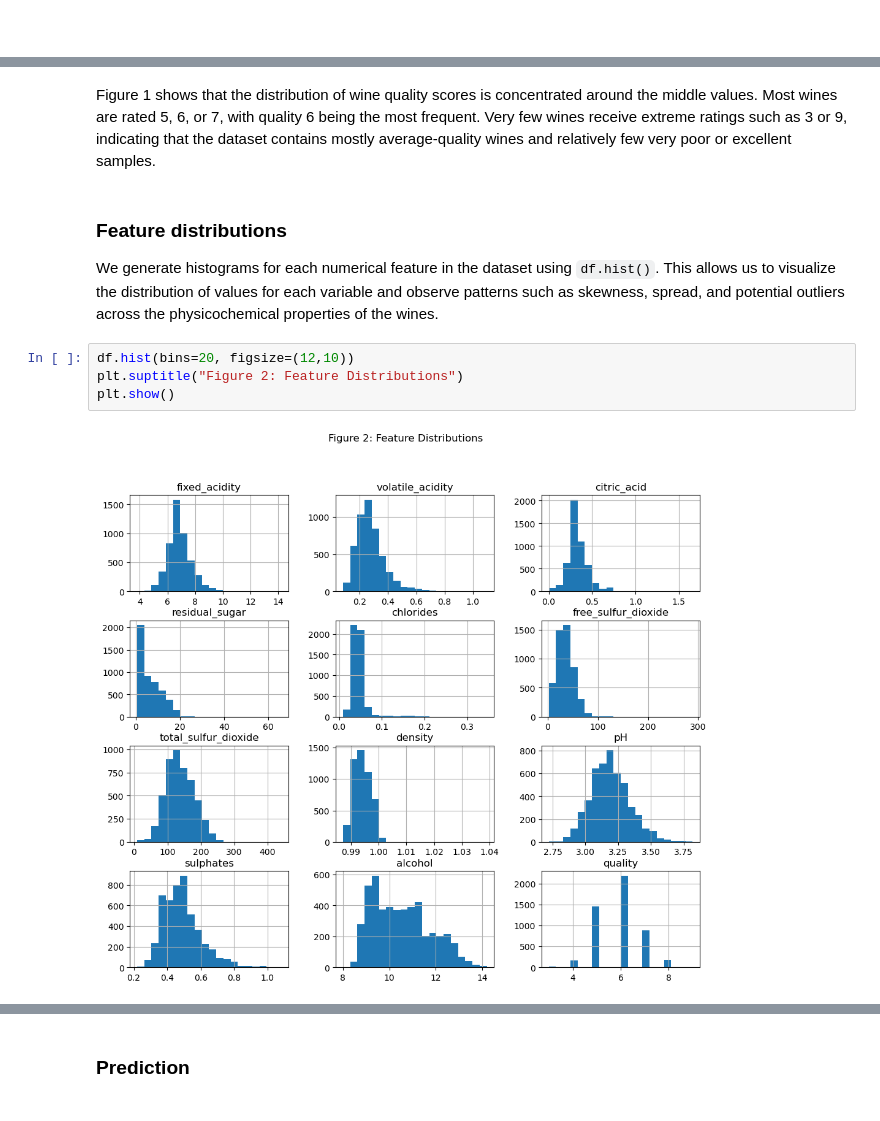
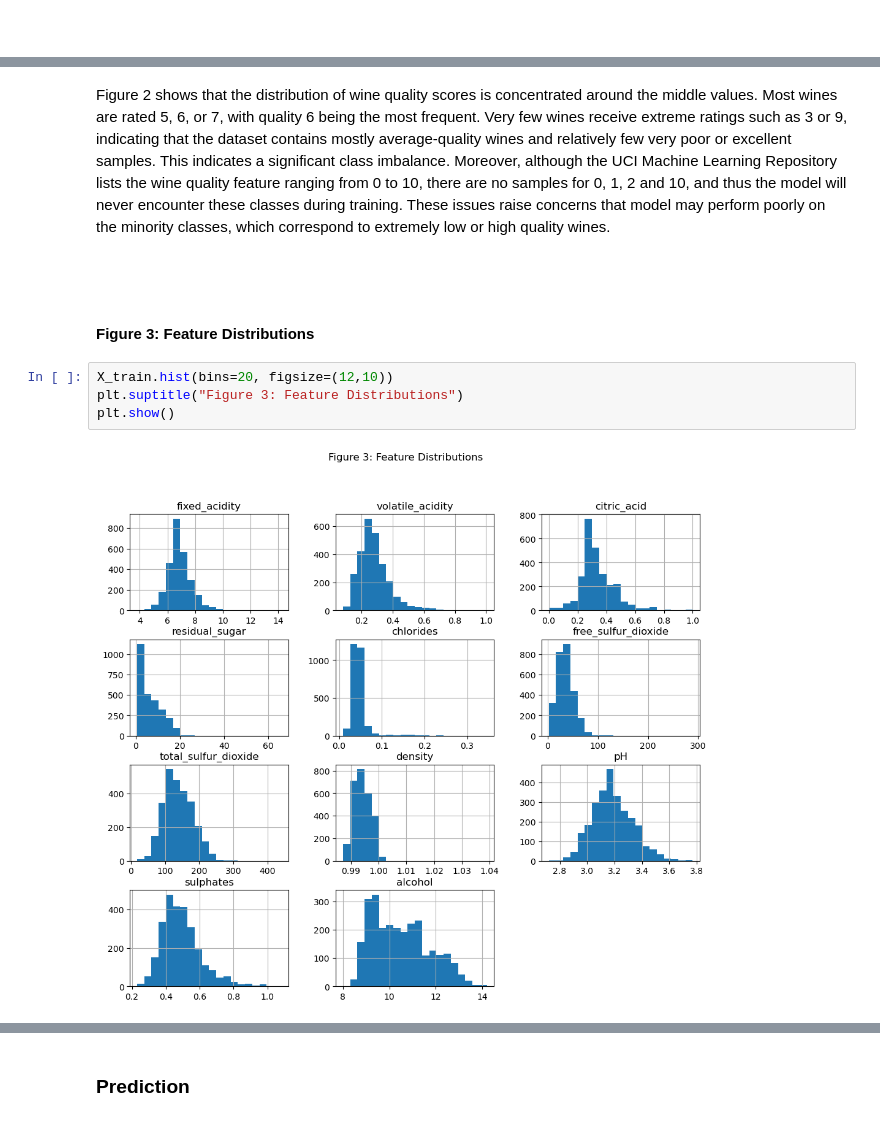
Before and after one commit to UBC-DSCI-310-2025W2/dsci-310-group-07, a Jupyter notebook: reports/white_wine_quality_analysis.ipynb, the cells around one changed output, grey strips where cells are left out. Cells and saved outputs as stored; diff of their text form.

```diff
--- a/reports/white_wine_quality_analysis.ipynb
+++ b/reports/white_wine_quality_analysis.ipynb
@@ -171,13 +238,13 @@ plt.show()
 # %% [markdown]
-Figure 1 shows that the distribution of wine quality scores is concentrated around the middle values. Most wines are rated 5, 6, or 7, with quality 6 being the most frequent. Very few wines receive extreme ratings such as 3 or 9, indicating that the dataset contains mostly average-quality wines and relatively few very poor or excellent samples.
+Figure 2 shows that the distribution of wine quality scores is concentrated around the middle values. Most wines are rated 5, 6, or 7, with quality 6 being the most frequent. Very few wines receive extreme ratings such as 3 or 9, indicating that the dataset contains mostly average-quality wines and relatively few very poor or excellent samples. This indicates a significant class imbalance. Moreover, although the UCI Machine Learning Repository lists the wine quality feature ranging from 0 to 10, there are no samples for 0, 1, 2 and 10, and thus the model will never encounter these classes during training. These issues raise concerns that model may perform poorly on the minority classes, which correspond to extremely low or high quality wines.
+# %% [markdown]
+<br>
 # %% [markdown]
-### Feature distributions
-
-We generate histograms for each numerical feature in the dataset using `df.hist()`. This allows us to visualize the distribution of values for each variable and observe patterns such as skewness, spread, and potential outliers across the physicochemical properties of the wines.
+#### Figure 3: Feature Distributions
 # %%
-df.hist(bins=20, figsize=(12,10))
-plt.suptitle("Figure 2: Feature Distributions")
+X_train.hist(bins=20, figsize=(12,10))
+plt.suptitle("Figure 3: Feature Distributions")
 plt.show()
 # %% [output]
-[figure, old version]
+[figure, new version]
 # %% [markdown]
```
Also changed, not shown: parts of 61 cells of this notebook.
